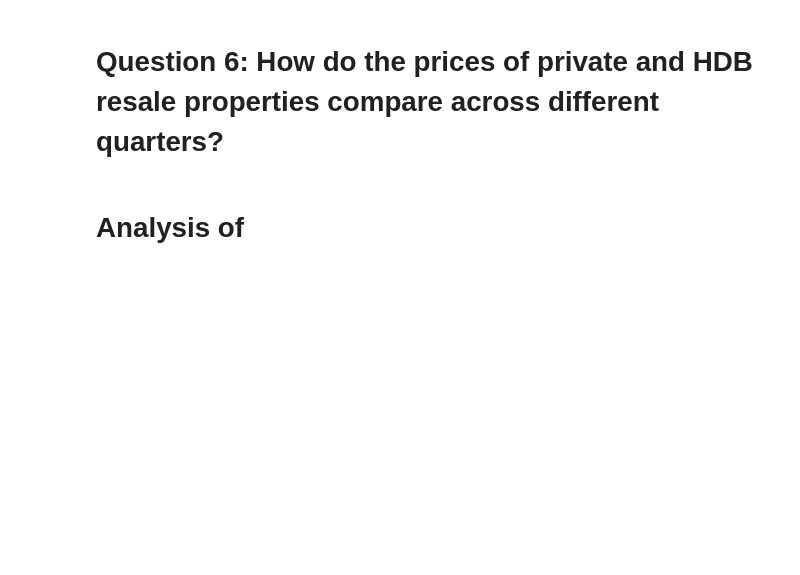
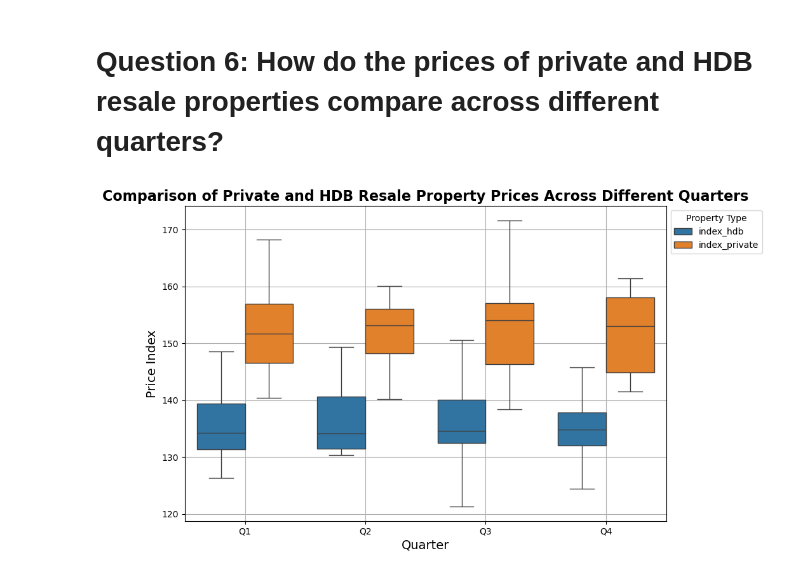
Before and after one commit to jianmin22/PDASCA2, a Jupyter notebook: ca2.ipynb, the cells around one changed output. Cells and saved outputs as stored; diff of their text form; code cells hidden in the pictures; blank space fills up the shorter version.

```diff
--- a/ca2.ipynb
+++ b/ca2.ipynb
@@ -442,4 +494,56 @@ plt.show()
 # %% [markdown]
 # Question 6: How do the prices of private and HDB resale properties compare across different quarters?
-# %% [markdown]
-# Analysis of
+# %%
+# # Extract the quarter part (Q1, Q2, Q3, Q4) from the quarter column
+# merged_data['quarter_only'] = merged_data['quarter'].str[-2:]
+
+# # Prepare data for plotting
+# data_for_plotting = merged_data.melt(id_vars='quarter_only', value_vars=['index_hdb', 'index_private'],
+#                                      var_name='Index Type', value_name='Price Index')
+
+# # Plot the box plot
+# plt.figure(figsize=(10, 6))
+# sns.boxplot(x='quarter_only', y='Price Index', hue='Index Type', data=data_for_plotting)
+
+# plt.title('Comparison of Private and HDB Resale Property Prices Across Different Quarters', fontsize=16, fontweight='bold')
+# plt.xlabel('Quarter', fontsize=14)
+# plt.ylabel('Price Index', fontsize=14)
+# plt.legend(title='Property Type', loc='upper left', bbox_to_anchor=(1, 1))
+# plt.grid(True)
+# plt.show()
+
+
+# Function to remove outliers
+def remove_outliers(df, column):
+    Q1 = df[column].quantile(0.25)
+    Q3 = df[column].quantile(0.75)
+    IQR = Q3 - Q1
+    filter = (df[column] >= Q1 - 1.5 * IQR) & (df[column] <= Q3 + 1.5 * IQR)
+    return df.loc[filter]
+
+# Extract the quarter part (Q1, Q2, Q3, Q4) from the quarter column
+merged_data['quarter_only'] = merged_data['quarter'].str[-2:]
+
+# Remove outliers for both index types
+merged_data_no_outliers_hdb = remove_outliers(merged_data, 'index_hdb')
+merged_data_no_outliers = remove_outliers(merged_data_no_outliers_hdb, 'index_private')
+
+# Prepare data for plotting
+data_for_plotting = merged_data_no_outliers.melt(id_vars='quarter_only',
+                                                 value_vars=['index_hdb', 'index_private'],
+                                                 var_name='Index Type',
+                                                 value_name='Price Index')
+
+# Plot the box plot with showfliers=False
+plt.figure(figsize=(10, 6))
+sns.boxplot(x='quarter_only', y='Price Index', hue='Index Type', data=data_for_plotting, showfliers=False)
+
+plt.title('Comparison of Private and HDB Resale Property Prices Across Different Quarters', fontsize=16, fontweight='bold')
+plt.xlabel('Quarter', fontsize=14)
+plt.ylabel('Price Index', fontsize=14)
+plt.legend(title='Property Type', loc='upper left', bbox_to_anchor=(1, 1))
+plt.grid(True)
+plt.tight_layout()
+plt.show()
+# %% [output]
+[figure, added]
```
Also changed, not shown: parts of 13 cells of this notebook.
